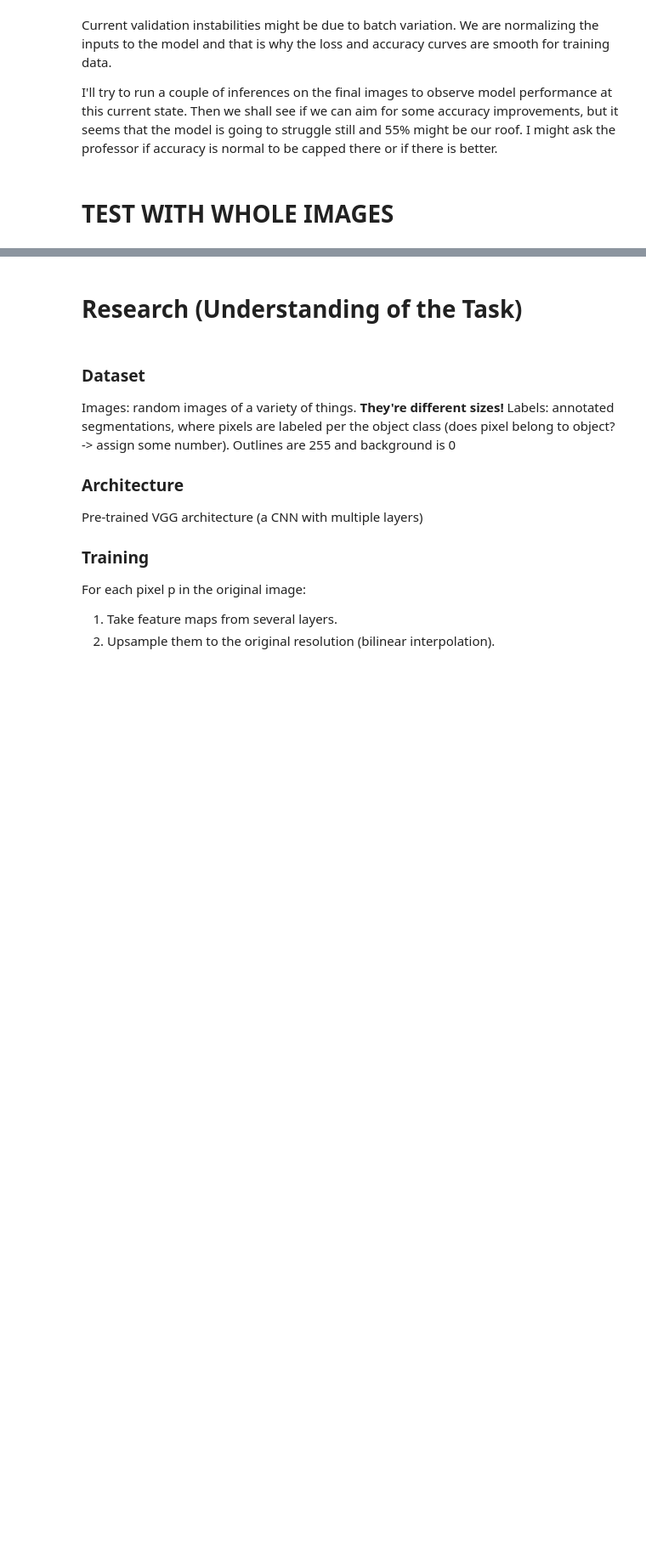
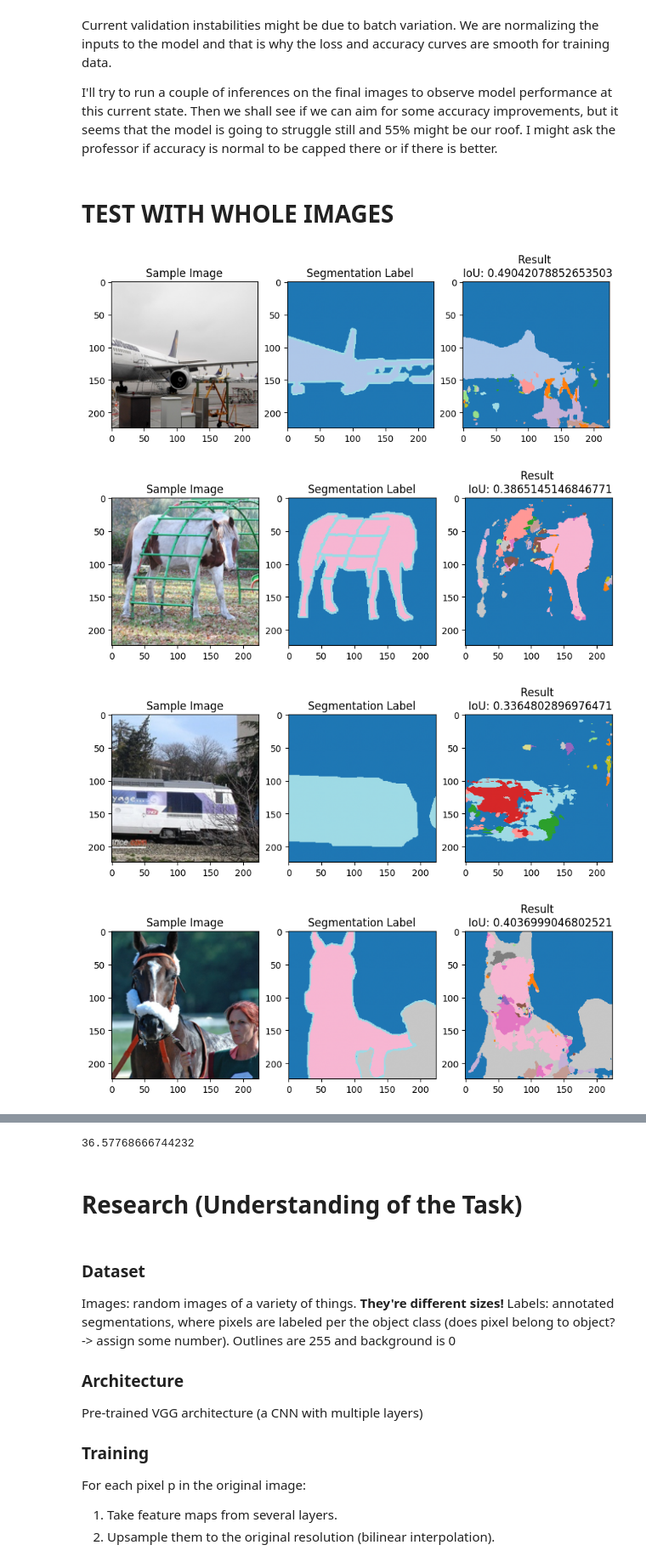
Before and after one commit to mutrera-2004/Semantic-Segmentation-using-Hypercolumns, a Jupyter notebook: final_project_v1.ipynb, the cells around one changed output, grey strips where cells are left out. Shown at 85% size. Cells and saved outputs as stored; diff of their text form; code cells hidden in the pictures; blank space fills up the shorter version.

```diff
--- a/final_project_v1.ipynb
+++ b/final_project_v1.ipynb
@@ -488,27 +490,39 @@ def compute_iou(pred, target):
 
     return ious, miou.item()
 # %%
+import matplotlib.colors as mcolors
+NUM_CLASSES = 20
+
+norm = mcolors.BoundaryNorm(boundaries=range(NUM_CLASSES + 1),
+                            ncolors=NUM_CLASSES)
+cmap = plt.get_cmap("tab20", NUM_CLASSES)
+
 for i, (img, lbl) in enumerate(voc_test_loader):
     if i == 10:
         break
 
     img = img.to(DEVICE)
     feature_maps = extract_feature_maps(img, vgg_model)
     hypercolumns = build_hypercolumns(feature_maps)
     out = hc_classifier(hypercolumns)
 
     test_img = img[0].cpu()
     test_lbl = lbl[0]
     test_out = out[0].cpu()
     pred_mask = torch.argmax(test_out, dim=0)
 
     ious, miou = compute_iou(pred_mask, test_lbl)
 
     fig, ax = plt.subplots(1, 3, figsize=(10,10))
     ax[0].imshow(test_img.permute(1,2,0))
     ax[0].set_title("Sample Image")
-    ax[1].imshow(test_lbl)
+    ax[1].imshow(test_lbl, cmap=cmap, norm=norm)
     ax[1].set_title("Segmentation Label")
-    ax[2].imshow(pred_mask)
+    ax[2].imshow(pred_mask, cmap=cmap, norm=norm)
     ax[2].set_title(f"Result \n IoU: {miou}")
     plt.show()
+# %% [output]
+[figure, added]
+[figure, added]
+[figure, added]
+[figure, added]
@@ -516,6 +536,8 @@ for i, (img, lbl) in enumerate(voc_test_loader):
 ious, miou = compute_iou(pred_mask, test_lbl)
 # %%
 miou * 100
+# %% [output]
+36.57768666744232
 # %% [markdown]
 # Research (Understanding of the Task)
 # %% [markdown]
```
Also changed, not shown: parts of 3 cells of this notebook.
